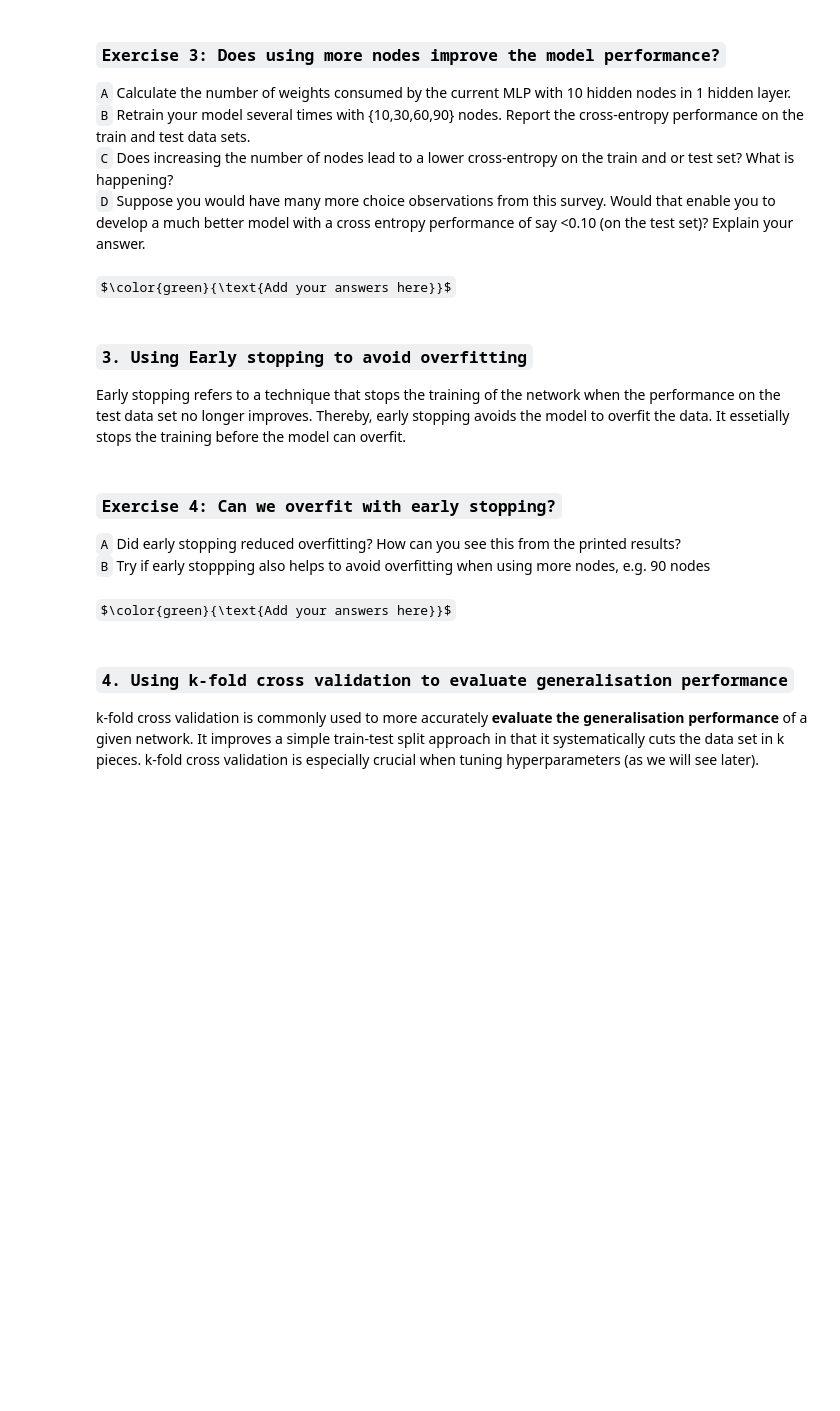
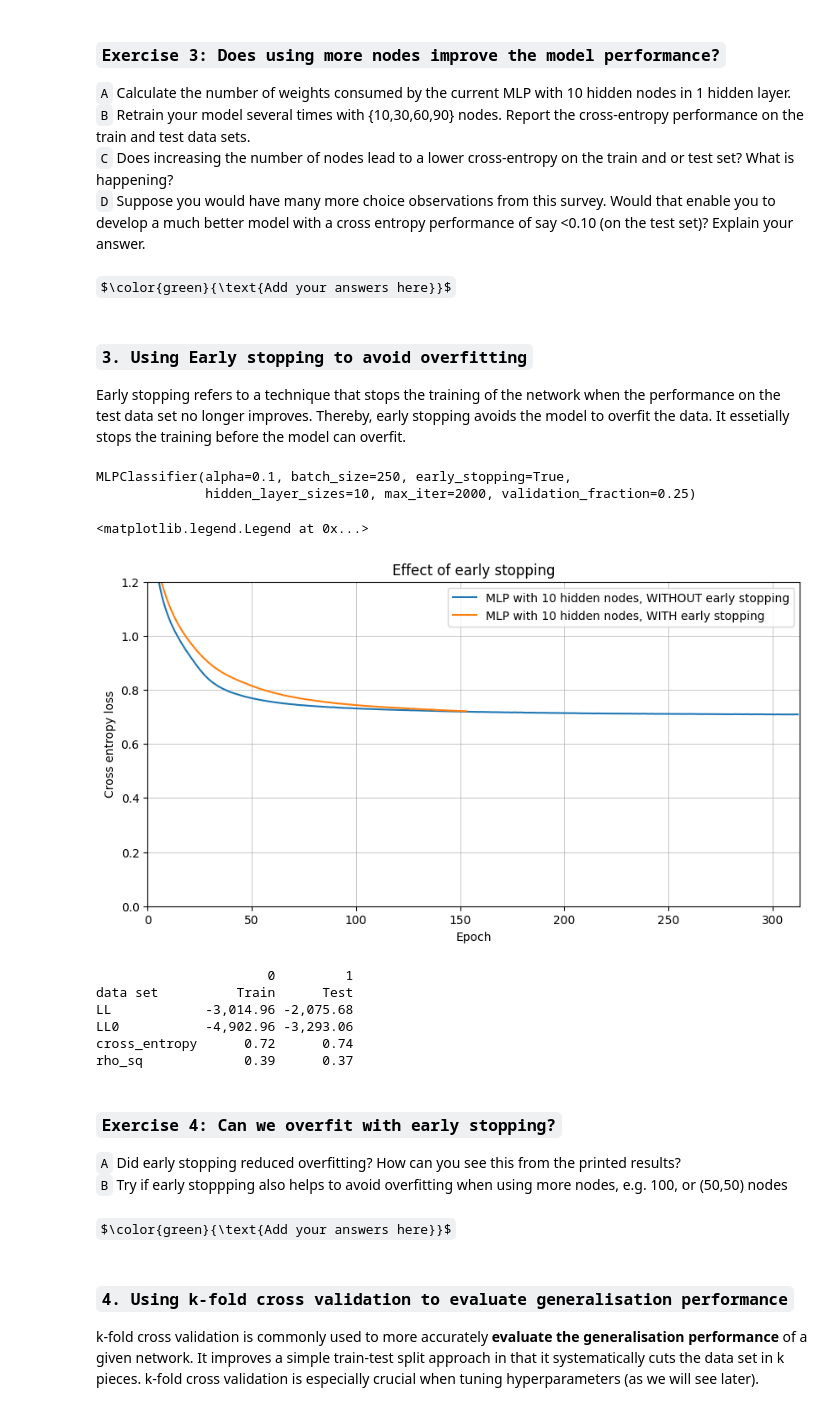
Before and after one commit to Marrekoo/DCM_ML_TRAIL_2024, a Jupyter notebook: Lab sessions/lab session 1.ipynb, the cells around one changed output. Cells and saved outputs as stored; diff of their text form; code cells hidden in the pictures; some formulas as TeX source; blank space fills up the shorter version.

```diff
--- a/Lab sessions/lab session 1.ipynb
+++ b/Lab sessions/lab session 1.ipynb
@@ -206,14 +232,14 @@ features2scale = attributes + sociovars
 
 # Initiate scaler object & fit to data
 scaler = StandardScaler()
-X_scaled_f = scaler.fit_transform(dff.loc[:,features2scale])
-X_scaled_f = pd.DataFrame(X_scaled_f, columns = features2scale)
-X_scaled_f.reset_index(drop=True, inplace=True)  # Reset indices
+dff_scaled_f = scaler.fit_transform(dff.loc[:,features2scale])
+dff_scaled_f = pd.DataFrame(dff_scaled_f, columns = features2scale)
+dff_scaled_f.reset_index(drop=True, inplace=True)  # Reset indices
 
-# Create new dataframe X_scaled containg the scaled features AND the (unscaled) ones: Group, Survey, Choice
-X_scaled = dff.copy()
-X_scaled.reset_index(drop=True, inplace=True)
-X_scaled[features2scale] = X_scaled_f
+# Create new dataframe X_scaled containingg the scaled features AND the (unscaled) ones: Group, Survey, Choice
+dff_scaled = dff.copy()
+dff_scaled.reset_index(drop=True, inplace=True)
+dff_scaled[features2scale] = dff_scaled_f
 # %% [markdown]
 `ii. Splitting the data in a train set and a test set`<br>
 Training ML models always involves a **train** and a **test** data set. The train set is used to update the weights of the model. Tha test set is used to evaluate the **generalisation performance** of the model.
@@ -222,12 +248,12 @@ Training ML models always involves a **train** and a **test** data set. The trai
 features = attributes + sociovars + av
 
 # Create the target
-Y = dff['choice']
+Y = dff_scaled['choice']
 
 # Split the data using sk-learn's `train_test_split` function
 # Note that we use 60% for training and 40% for testing
 # Note that we set the random_state, in order to replicate results later (do not change)
-X_train, X_test, Y_train, Y_test = train_test_split(X_scaled[features], Y, random_state = 12345, test_size = 0.4)
+X_train, X_test, Y_train, Y_test = train_test_split(dff_scaled[features], Y, random_state = 12345, test_size = 0.4)
 # %% [markdown]
 `iii. Creating the MLP object`<br>
 A MultiLayerPerceptron (MLP) is a fully-connected feed-forward neural network. We create the MLP using `sk-learn's` MLPClassifier function.
@@ -242,9 +268,9 @@ layers = (10)
 # We use the learning rate to 0.001
 # We use L2 regularisation of 0.1
 # We use a batch size of 250 observations
-# We use tanhg activation (transfer function)
+# We use relu activation (transfer function)
 # We set the max number of epochs to 2000
-mlp = MLPClassifier(hidden_layer_sizes = layers, solver='adam', learning_rate_init = 0.001, alpha=0.1, batch_size=250, activation = 'tanh', max_iter = 2000)
+mlp = MLPClassifier(hidden_layer_sizes = layers, solver='adam', learning_rate_init = 0.001, alpha=0.1, batch_size=250, activation = 'relu', max_iter = 2000)
 # %% [markdown]
 `iv. Training the MLP`<br>
 To train the MLP we use the '.fit' function.
@@ -332,25 +379,31 @@ Early stopping refers to a technique that stops the training of the network when
 # We use the MLP with 10 nodes and one hidden layer again.
 layers = (10)
 n_iter_no_change = 10
-mlp_early_st = MLPClassifier(hidden_layer_sizes = layers, solver='adam', learning_rate_init = 0.001, alpha=0.1, batch_size=250, activation = 'tanh', max_iter = 2000, early_stopping=True, n_iter_no_change = n_iter_no_change,validation_fraction = 0.25)
+mlp_early_st = MLPClassifier(hidden_layer_sizes = layers, solver='adam', learning_rate_init = 0.001, alpha=0.1, batch_size=250, activation = 'relu', max_iter = 2000, early_stopping=True, n_iter_no_change = n_iter_no_change,validation_fraction = 0.25)
 
 # Train the MLP using the train data
 # Note that we use df.values here. This is due to a small bug in sk-learn. Without .values sk-learn still works, but prompts some warnings
 mlp_early_st.fit(X_train.values, Y_train.values)
+# %% [output]
+MLPClassifier(alpha=0.1, batch_size=250, early_stopping=True,
+              hidden_layer_sizes=10, max_iter=2000, validation_fraction=0.25)
 # %%
 # It is good practice to look at the learning curve, to see how much the model has improved from the initial point,
 # and how it has evolved over the epochs.
 # The learning curve plot also illustrates well what early stopping does.
-fig, ax = plt.subplots(figsize = (16,8))
+fig, ax = plt.subplots(figsize = (10,5))
 plt.plot(mlp.loss_curve_,label=f'MLP with {mlp.hidden_layer_sizes} hidden nodes, WITHOUT early stopping')
 plt.plot(mlp_early_st.loss_curve_,label=f'MLP with {mlp_early_st.hidden_layer_sizes} hidden nodes, WITH early stopping')
 ax.set_xlabel('Epoch')
 ax.set_ylabel('Cross entropy loss')
 ax.grid(True,linewidth = 0.5)
 ax.set_ylim(0.0,1.2)
 ax.set_xlim(0,mlp.n_iter_)
 ax.set_title('Effect of early stopping')
 ax.legend()
+# %% [output]
+<matplotlib.legend.Legend at 0x...>
+[figure, added]
 # %%
 # Let's use our evaluation function again to evaluate performance of the MLP with early stopping on the training and test data set
 eval_train_early_st = eval_performance(mlp_early_st.predict_proba(X_train.values),np.transpose([Y_train ==1,Y_train ==2,Y_train ==3, Y_train ==4]), X_train[['av_car','av_bus','av_rail','av_air']])
@@ -363,10 +416,17 @@ results_early_st = pd.DataFrame({'data set':     ['Train','Test'],
                         'cross_entropy':[eval_train_early_st[2], eval_test_early_st[2]],
                         'rho_sq':       [eval_train_early_st[3], eval_test_early_st[3]]})
 print(results_early_st.T)
+# %% [output]
+                      0         1
+data set          Train      Test
+LL            -3,014.96 -2,075.68
+LL0           -4,902.96 -3,293.06
+cross_entropy      0.72      0.74
+rho_sq             0.39      0.37
 # %% [markdown]
 ### ``Exercise 4: Can we overfit with early stopping?``
 `A` Did early stopping reduced overfitting? How can you see this from the printed results?<br>
-`B` Try if early stoppping also helps to avoid overfitting when using more nodes, e.g. 90 nodes
+`B` Try if early stoppping also helps to avoid overfitting when using more nodes, e.g. 100, or (50,50) nodes
 # %% [markdown]
 $\color{green}{\text{Add your answers here}}$
 # %%
```
Also changed, not shown: parts of 11 cells of this notebook.
